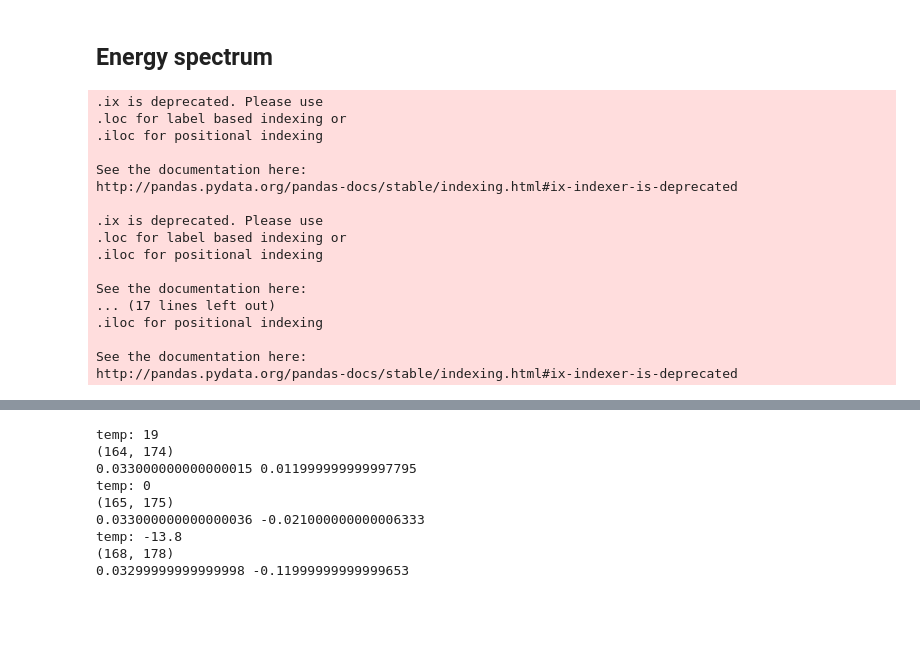
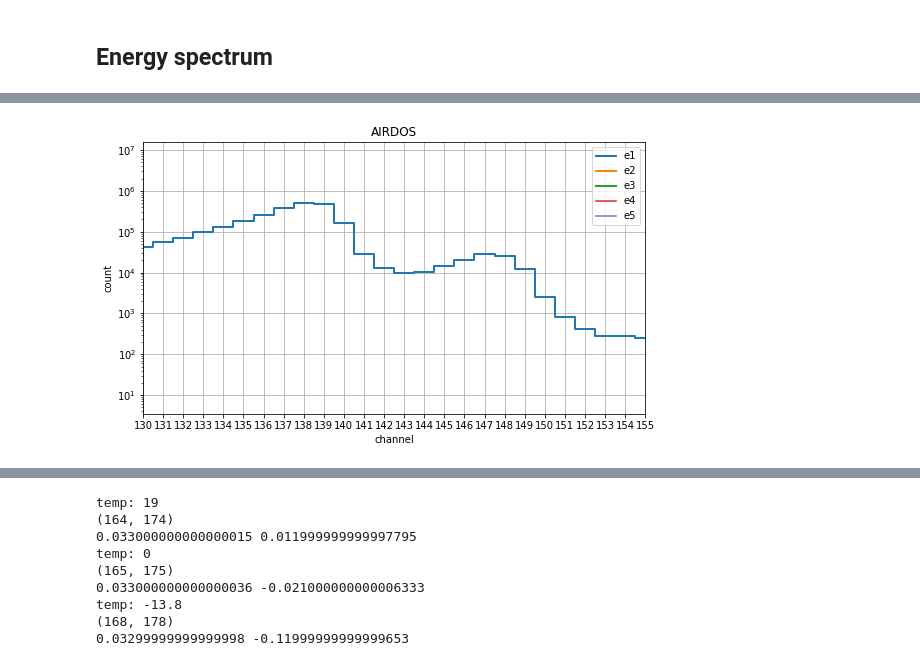
Before and after one commit to ODZ-UJF-AV-CR/AIRDOS-parser, a Jupyter notebook: AIRDOS-F.ipynb, the cells around one changed output, grey strips where cells are left out. Drawn from its saved outputs; the diff is of its cells as text; code cells hidden in the pictures; blank space fills up the shorter version.

```diff
--- a/AIRDOS-F.ipynb
+++ b/AIRDOS-F.ipynb
@@ -174,7 +174,7 @@ Text(0, 0.5, 'Flux [counts per 10 s]')
 # %% [markdown]
 ## Energy spectrum
 # %%
-%matplotlib notebook
+#%matplotlib notebook
 matplotlib.rcParams.update({'font.size': 10})
 
 '''
@@ -187,11 +187,11 @@ rc['sum'][300:350].plot(c='yellow')
 
 LOW_ENERGY = 4
 
-ener1 = rc.ix[e1[0]:e1[1],LOW_ENERGY:255].sum()
-ener2 = rc.ix[e2[0]:e2[1],LOW_ENERGY:255].sum()
-ener3 = rc.ix[e3[0]:e3[1],LOW_ENERGY:255].sum()
-ener4 = rc.ix[e4[0]:e4[1],LOW_ENERGY:255].sum()
-ener5 = rc.ix[e5[0]:e5[1],LOW_ENERGY:255].sum()
+ener1 = rc.iloc[e1[0]:e1[1],LOW_ENERGY:250].sum()
+ener2 = rc.iloc[e2[0]:e2[1],LOW_ENERGY:250].sum()
+ener3 = rc.iloc[e3[0]:e3[1],LOW_ENERGY:250].sum()
+ener4 = rc.iloc[e4[0]:e4[1],LOW_ENERGY:250].sum()
+ener5 = rc.iloc[e5[0]:e5[1],LOW_ENERGY:250].sum()
 #ener6 = rc.ix[e6[0]:e6[1],LOW_ENERGY:255].sum()
 #ener7 = rc.ix[e7[0]:e7[1],LOW_ENERGY:255].sum()
 #ener8 = rc.ix[e8[0]:e8[1],LOW_ENERGY:255].sum()
@@ -226,12 +226,12 @@ plt.yscale('log')
 #plt.plot(ener2, label='background', lw=2, drawstyle='steps-pre')
 #plt.plot(ener4, label='lead back',  drawstyle='steps-pre')
 #plt.plot(ener5, label='lead front',  drawstyle='steps-pre')
-plt.plot(ener1, label='e',  drawstyle='steps-post')
-#plt.plot(ener1, label='e1', lw=2, drawstyle='steps-post')
+#plt.plot(ener1, label='e',  drawstyle='steps-post')
+plt.plot(ener1, label='e1', lw=2, drawstyle='steps-mid')
 plt.plot(ener2, label='e2', lw=2, drawstyle='steps-post')
-#plt.plot(ener3, label='e3', lw=2, drawstyle='steps-post')
-#plt.plot(ener4, label='e4',  drawstyle='steps-post')
-#plt.plot(ener5, label='e5',  drawstyle='steps-post')
+plt.plot(ener3, label='e3', lw=2, drawstyle='steps-post')
+plt.plot(ener4, label='e4',  drawstyle='steps-post')
+plt.plot(ener5, label='e5',  drawstyle='steps-post')
 #plt.plot(ener6, label='e6',  drawstyle='steps-pre')
 #plt.plot(ener7, label='e7',  drawstyle='steps-pre')
 #plt.plot(ener8, label='e8',  drawstyle='steps-pre')
@@ -260,28 +260,14 @@ plt.title('AIRDOS')
 #plt.title('AIRDOS T4 Alpha Spectrum')
 plt.xlabel('channel')
 plt.ylabel('count')
-#plt.xticks(range(500,1030,10))
+plt.xticks(range(130,160,1))
 #plt.xticks(rotation=90)
 plt.grid()
+
+plt.xlim([130,155])
+
 
 ener1.to_csv('e1.csv')
 ener2.to_csv('e2.csv')
 ener3.to_csv('e3.csv')
 # %% [output]
-.ix is deprecated. Please use
-.loc for label based indexing or
-.iloc for positional indexing
-
-See the documentation here:
-http://pandas.pydata.org/pandas-docs/stable/indexing.html#ix-indexer-is-deprecated
-
-.ix is deprecated. Please use
-.loc for label based indexing or
-.iloc for positional indexing
-
-See the documentation here:
-... (17 lines left out)
-.iloc for positional indexing
-
-See the documentation here:
-http://pandas.pydata.org/pandas-docs/stable/indexing.html#ix-indexer-is-deprecated
@@ -289,0 +274 @@ http://pandas.pydata.org/pandas-docs/stable/indexing.html#ix-indexer-is-deprecat
+[figure, added]
```
Also changed, not shown: parts of 9 cells of this notebook.
